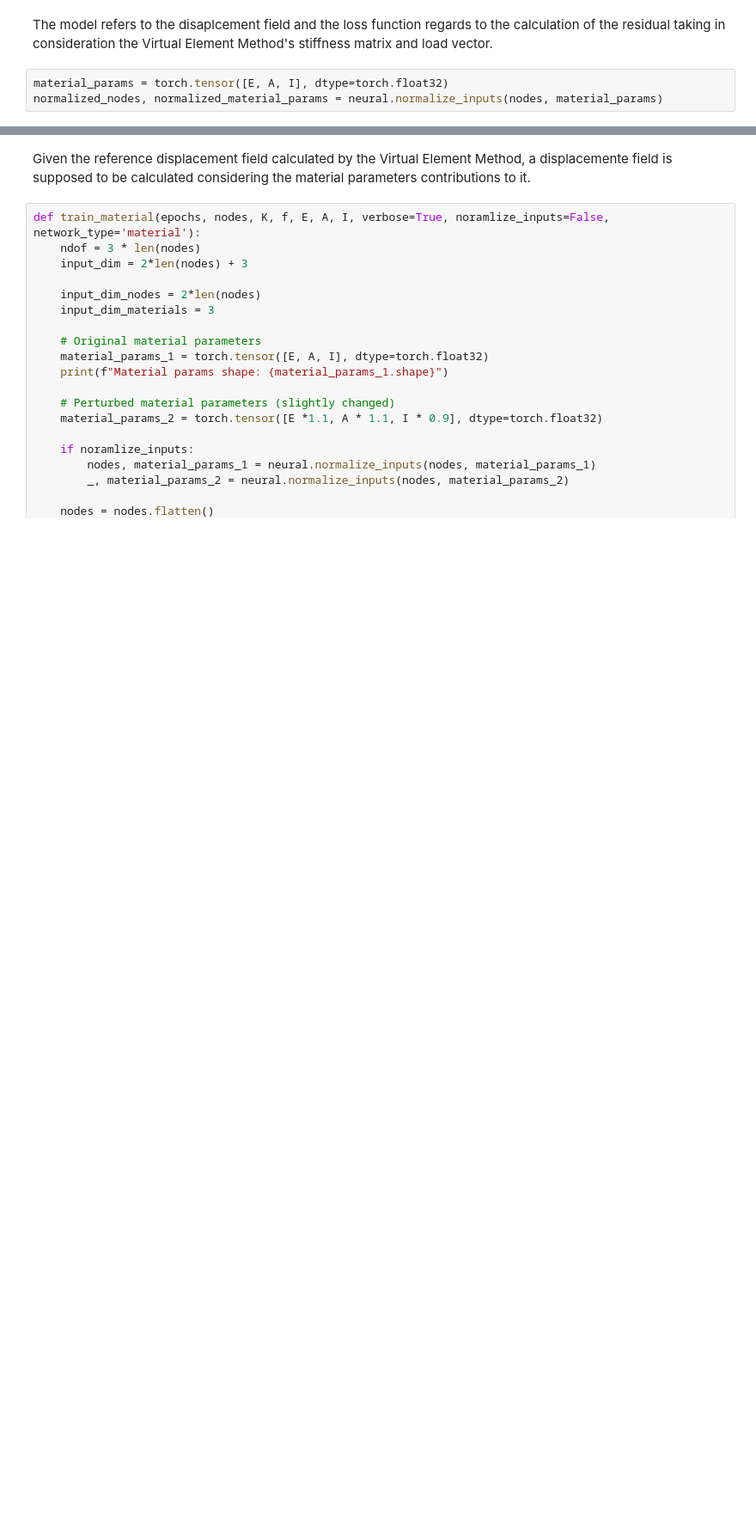
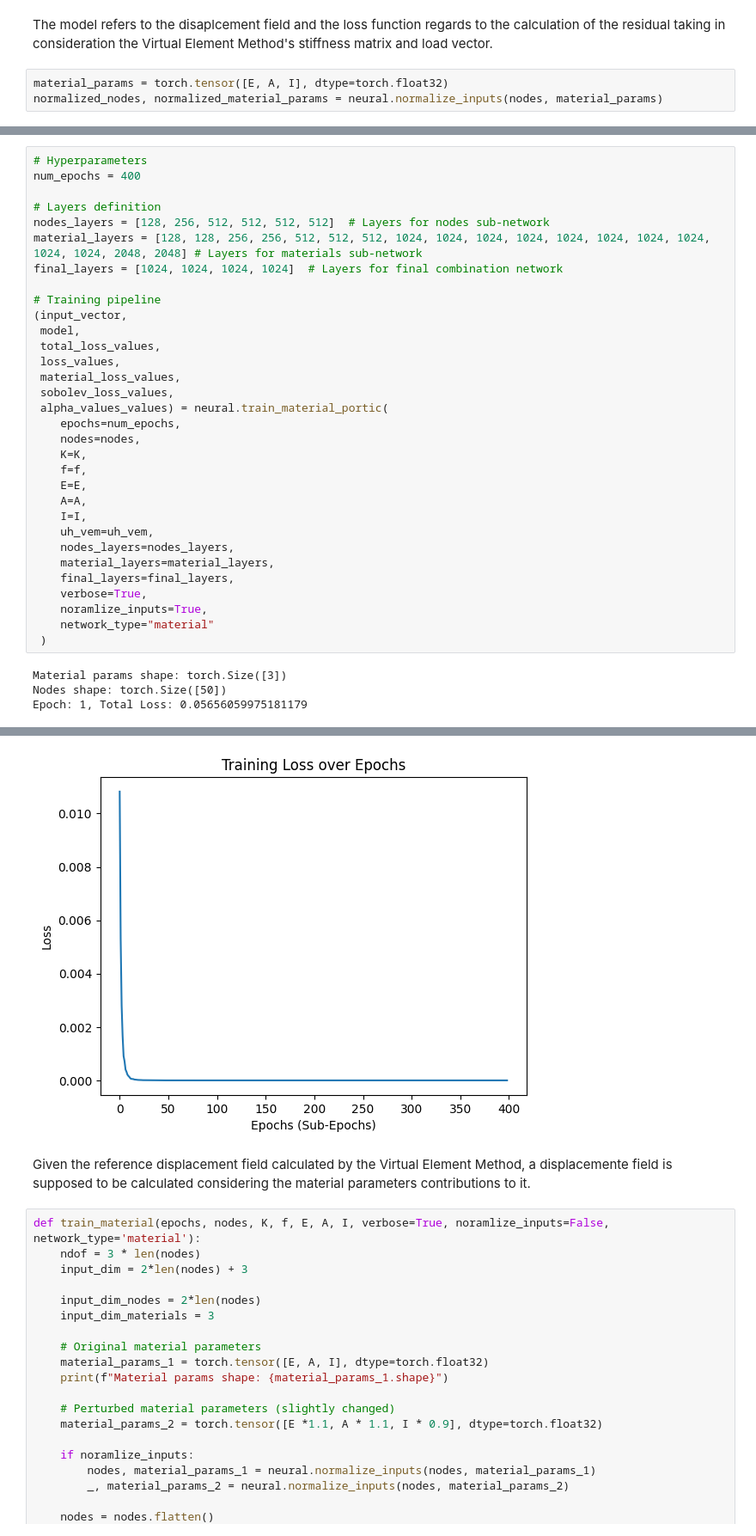
Before and after one commit to pauloakira/ai-pinn, a Jupyter notebook: neural_vem.ipynb, the cells around one changed output, grey strips where cells are left out. Shown at 86% size. Saved outputs shown, nothing was run; the diff lists cells and outputs as text; blank space fills up the shorter version.

```diff
--- a/neural_vem.ipynb
+++ b/neural_vem.ipynb
@@ -191,0 +111,36 @@ def train(epochs, nodes, K, f, E, A, I, verbose=True, use_residual=False):
+# %%
+# Hyperparameters
+num_epochs = 400
+
+# Layers definition
+nodes_layers = [128, 256, 512, 512, 512, 512]  # Layers for nodes sub-network
+material_layers = [128, 128, 256, 256, 512, 512, 512, 1024, 1024, 1024, 1024, 1024, 1024, 1024, 1024, 1024, 1024, 2048, 2048] # Layers for materials sub-network
+final_layers = [1024, 1024, 1024, 1024]  # Layers for final combination network
+
+# Training pipeline
+(input_vector,
+ model,
+ total_loss_values,
+ loss_values,
+ material_loss_values,
+ sobolev_loss_values,
+ alpha_values_values) = neural.train_material_portic(
+    epochs=num_epochs,
+    nodes=nodes,
+    K=K,
+    f=f,
+    E=E,
+    A=A,
+    I=I,
+    uh_vem=uh_vem,
+    nodes_layers=nodes_layers,
+    material_layers=material_layers,
+    final_layers=final_layers,
+    verbose=True,
+    noramlize_inputs=True,
+    network_type="material"
+ )
+# %% [output]
+Material params shape: torch.Size([3])
+Nodes shape: torch.Size([50])
+Epoch: 1, Total Loss: 0.05656059975181179
@@ -192,3 +164,4 @@ def train(epochs, nodes, K, f, E, A, I, verbose=True, use_residual=False):
+[figure, added]
 # %% [markdown]
 Given the reference displacement field calculated by the Virtual Element Method, a displacemente field is supposed to be calculated considering the material parameters contributions to it.
 # %%
```
Also changed, not shown: parts of 6 cells of this notebook, 2 other files.
